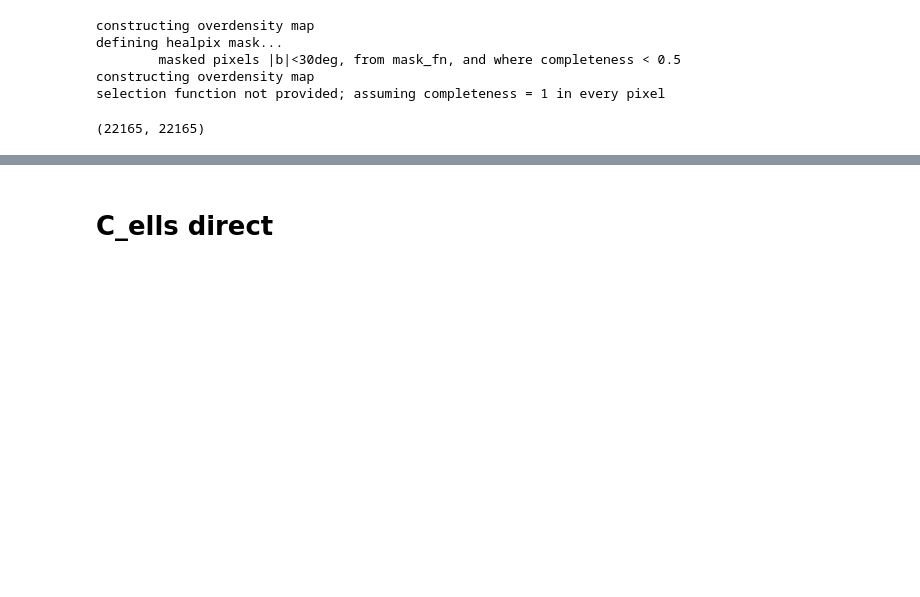
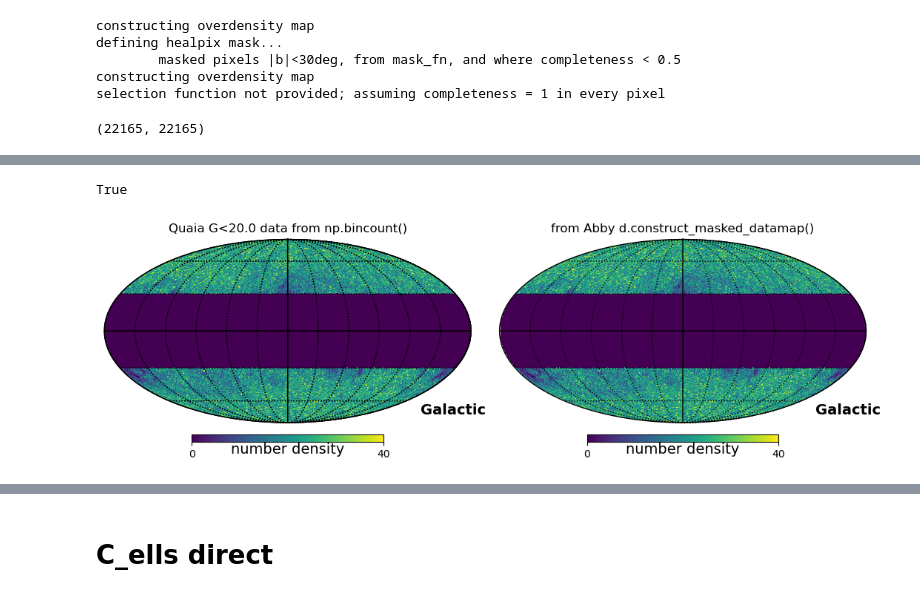
Before and after one commit to abbyw24/lss-dipoles, a Jupyter notebook: notebooks/2024-06-05_pseudo-Cells.ipynb, the cells around one changed output, grey strips where cells are left out. Cells and saved outputs as stored; diff of their text form; code cells hidden in the pictures; blank space fills up the shorter version.

```diff
--- a/notebooks/2024-06-05_pseudo-Cells.ipynb
+++ b/notebooks/2024-06-05_pseudo-Cells.ipynb
@@ -206,0 +229,21 @@ hp.graticule()
+# %%
+# are these the same aside from the galactic plane mask?
+lon_, lat_ = hp.pix2ang(d.NSIDE, np.arange(d.NPIX), lonlat=True)
+b = SkyCoord(lon_, lat_, frame='icrs', unit=u.deg).galactic.b
+gal_plane_mask = (np.abs(b) >= d.blim*u.deg)
+np.allclose(datamap[gal_plane_mask], d.datamap[gal_plane_mask])
+# %% [output]
+True
+# %%
+# compare the two data maps
+fig = plt.figure(figsize=(16,3))
+datamap_ = datamap.copy()
+datamap_[~gal_plane_mask] = 0.
+hp.mollview(datamap_, coord=['C','G'], min=0, max=40, badcolor='w', fig=fig, sub=(1,3,1),
+            unit='number density', title=f'Quaia G<{d.maglim} data from np.bincount()')
+hp.graticule()
+hp.mollview(d.datamap, coord=['C','G'], min=0, max=40, badcolor='w', fig=fig, sub=(1,3,2),
+            unit='number density', title=f'from Abby d.construct_masked_datamap()')
+hp.graticule()
+# %% [output]
+[figure, added]
```
Also changed, not shown: parts of 18 cells of this notebook, 1 other file.
